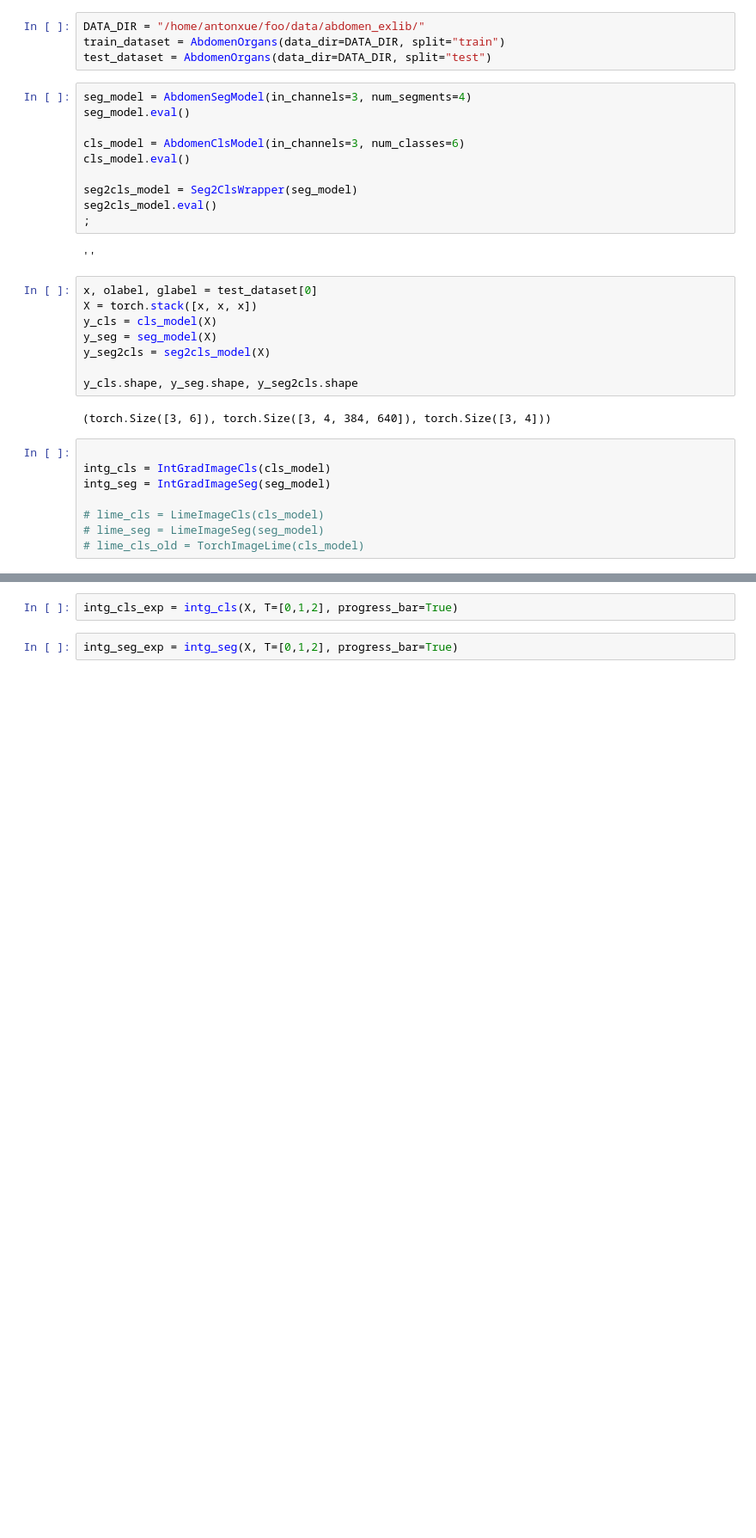
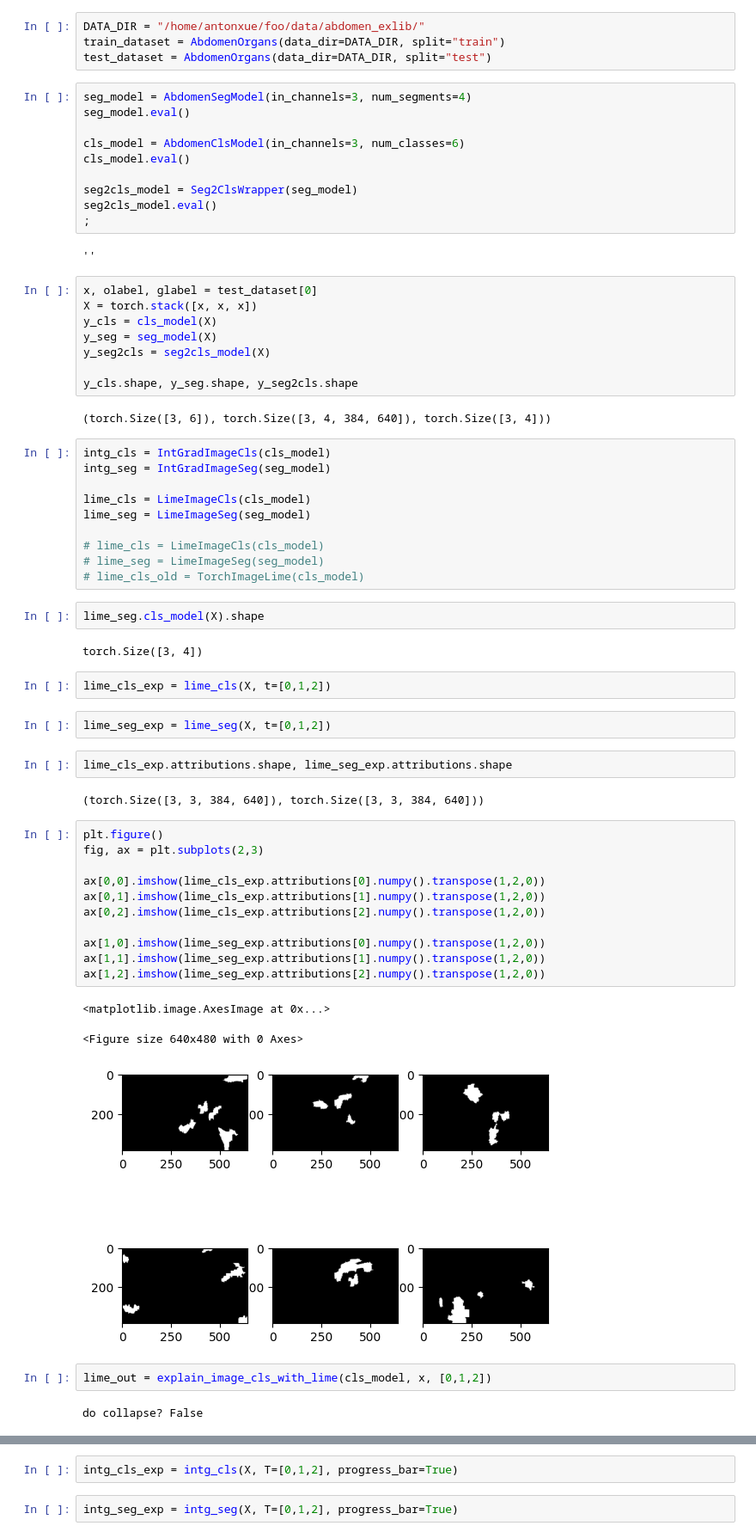
Before and after one commit to ShaileshSridhar2403/exlib, a Jupyter notebook: notebooks/explainers_refactoring.ipynb, the cells around one changed output, grey strips where cells are left out. Shown at 86% size. Drawn from its saved outputs; the diff is of its cells as text; blank space fills up the shorter version.

Commit message:
more refactoring for lime

```diff
--- a/notebooks/explainers_refactoring.ipynb
+++ b/notebooks/explainers_refactoring.ipynb
@@ -46,10 +46,43 @@ y_cls.shape, y_seg.shape, y_seg2cls.shape
 # %% [output]
 (torch.Size([3, 6]), torch.Size([3, 4, 384, 640]), torch.Size([3, 4]))
 # %%
-
 intg_cls = IntGradImageCls(cls_model)
 intg_seg = IntGradImageSeg(seg_model)
+
+lime_cls = LimeImageCls(cls_model)
+lime_seg = LimeImageSeg(seg_model)
 
 # lime_cls = LimeImageCls(cls_model)
 # lime_seg = LimeImageSeg(seg_model)
 # lime_cls_old = TorchImageLime(cls_model)
+# %%
+lime_seg.cls_model(X).shape
+# %% [output]
+torch.Size([3, 4])
+# %%
+lime_cls_exp = lime_cls(X, t=[0,1,2])
+# %%
+lime_seg_exp = lime_seg(X, t=[0,1,2])
+# %%
+lime_cls_exp.attributions.shape, lime_seg_exp.attributions.shape
+# %% [output]
+(torch.Size([3, 3, 384, 640]), torch.Size([3, 3, 384, 640]))
+# %%
+plt.figure()
+fig, ax = plt.subplots(2,3)
+
+ax[0,0].imshow(lime_cls_exp.attributions[0].numpy().transpose(1,2,0))
+ax[0,1].imshow(lime_cls_exp.attributions[1].numpy().transpose(1,2,0))
+ax[0,2].imshow(lime_cls_exp.attributions[2].numpy().transpose(1,2,0))
+
+ax[1,0].imshow(lime_seg_exp.attributions[0].numpy().transpose(1,2,0))
+ax[1,1].imshow(lime_seg_exp.attributions[1].numpy().transpose(1,2,0))
+ax[1,2].imshow(lime_seg_exp.attributions[2].numpy().transpose(1,2,0))
+# %% [output]
+<matplotlib.image.AxesImage at 0x...>
+<Figure size 640x480 with 0 Axes>
+[figure, added]
+# %%
+lime_out = explain_image_cls_with_lime(cls_model, x, [0,1,2])
+# %% [output]
+do collapse? False
```
Also changed, not shown: parts of 27 cells of this notebook, 5 other files.
